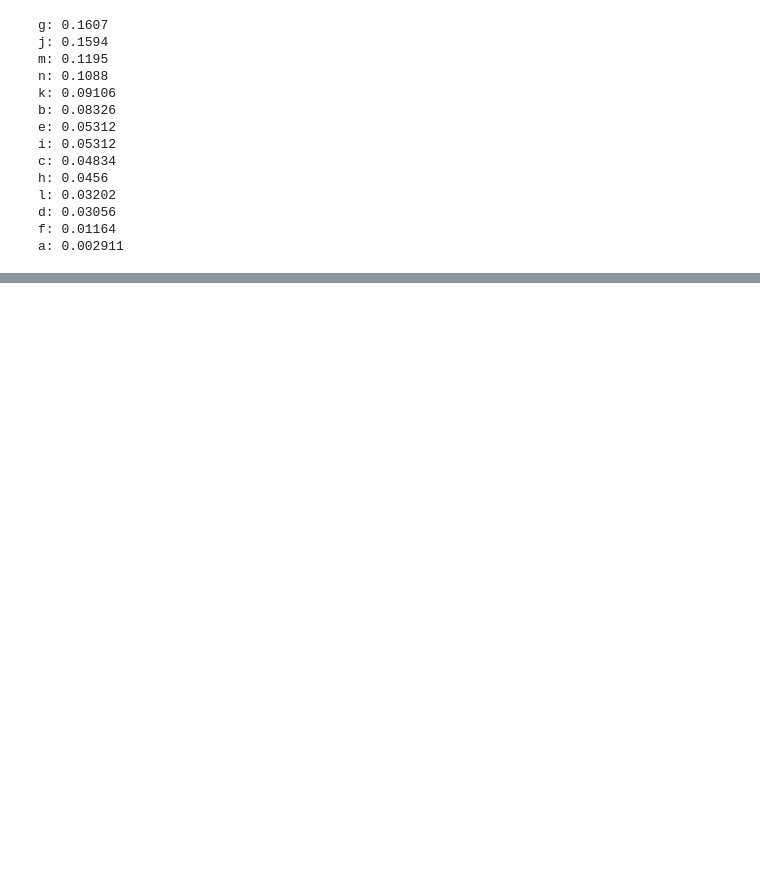
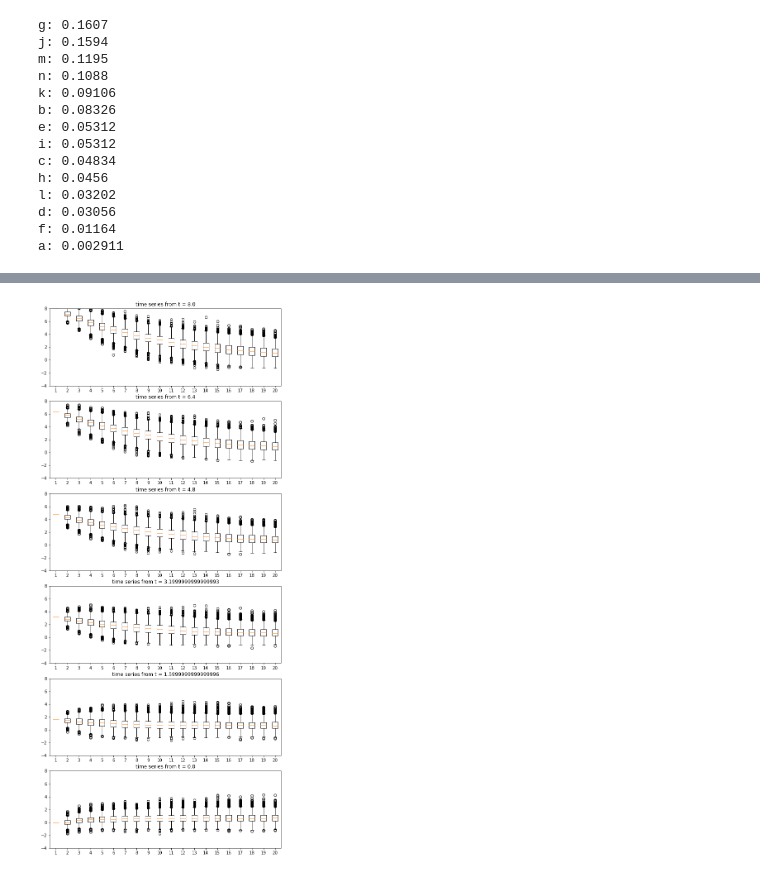
Before and after one commit to PanPip/QuantEcon_Tasks, a Jupyter notebook: Tools_and_techniques.ipynb, the cells around one changed output, grey strips where cells are left out. Cells and saved outputs as stored; diff of their text form; code cells hidden in the pictures; blank space fills up the shorter version.

```diff
--- a/Tools_and_techniques.ipynb
+++ b/Tools_and_techniques.ipynb
@@ -504,0 +596,27 @@ a: 0.002911
+# %%
+n = 20
+k = 5000
+J = 6
+
+θ = 0.9
+d = np.sqrt(1 - θ**2)
+δ = θ / d
+
+fig, axes = plt.subplots(J, 1, figsize=(10, 4*J))
+initial_conditions = np.linspace(8, 0, J)
+X = np.empty((k, n))
+
+for j in range(J):
+
+    axes[j].set_ylim(-4, 8)
+    axes[j].set_title(f'time series from t = {initial_conditions[j]}')
+
+    Z = np.random.randn(k, n)
+    X[:, 0] = initial_conditions[j]
+    for t in range(1, n):
+        X[:, t] = θ * np.abs(X[:, t-1]) + d * Z[:, t]
+    axes[j].boxplot(X)
+
+plt.show()
+# %% [output]
+[figure, added]
```
Also changed, not shown: parts of 7 cells of this notebook, 3 other files.
